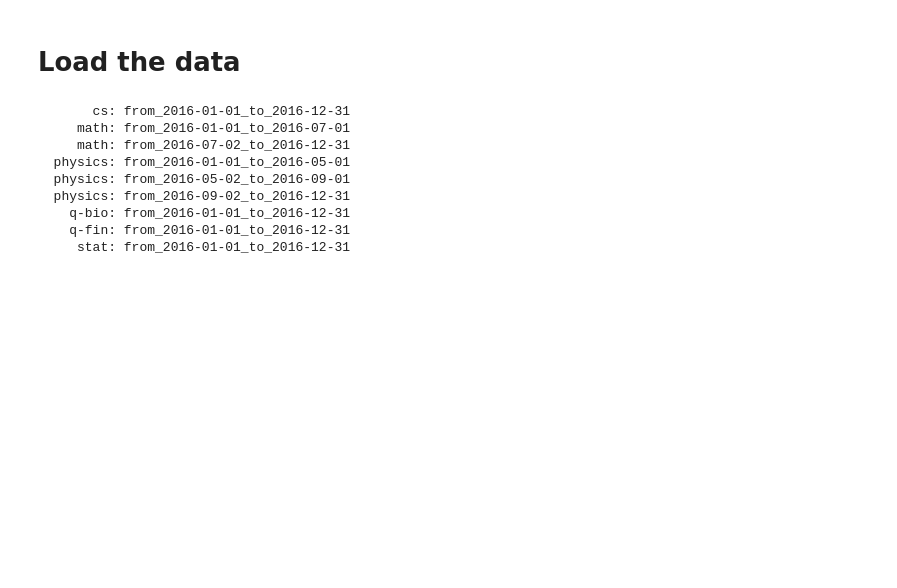
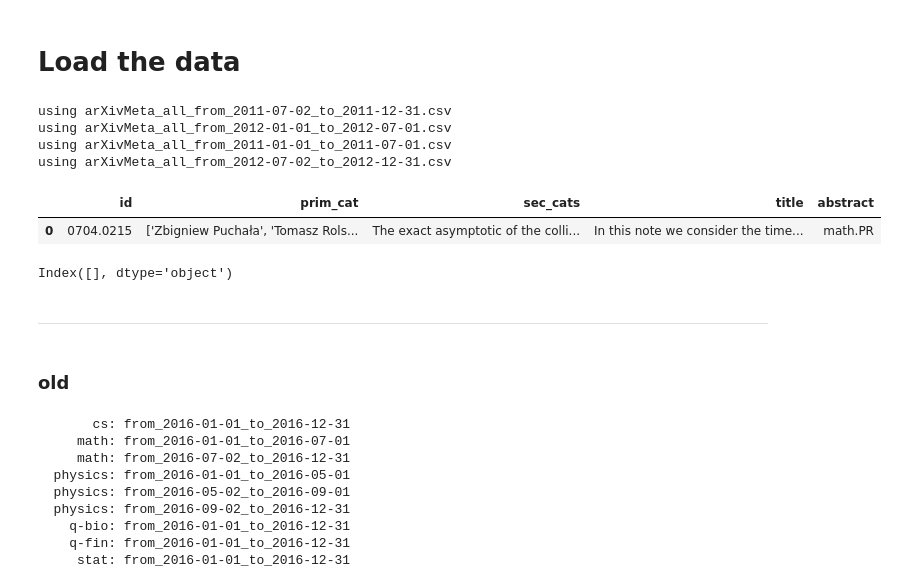
Before and after one commit to olszewskip/ArXiv_Classifier, a Jupyter notebook: arXiv_explore.ipynb, the cells around one changed output. Cells and saved outputs as stored; diff of their text form; code cells hidden in the pictures; blank space fills up the shorter version.

```diff
--- a/arXiv_explore.ipynb
+++ b/arXiv_explore.ipynb
@@ -9,6 +9,34 @@ from sklearn.utils import shuffle
 import matplotlib.pyplot as plt
 # %% [markdown]
 # Load the data
+# %%
+dir_ = os.path.join("data", "arXivMeta_sample")
+
+file_list = []
+for file in os.listdir(dir_):
+    file_path = os.path.join(dir_, file)
+    file_list.append(file_path)
+    print(f"using {file}")
+
+all_data = pd.concat([pd.read_csv(file, delimiter='\t') for file in file_list])
+# %% [output]
+using arXivMeta_all_from_2011-07-02_to_2011-12-31.csv
+using arXivMeta_all_from_2012-01-01_to_2012-07-01.csv
+using arXivMeta_all_from_2011-01-01_to_2011-07-01.csv
+using arXivMeta_all_from_2012-07-02_to_2012-12-31.csv
+# %%
+all_data[:1]
+# %% [output]
+|  | id | prim_cat | sec_cats | title | abstract |
+| 0 | 0704.0215 | ['Zbigniew Puchała', 'Tomasz Rols... | The exact asymptotic of the colli... | In this note we consider the time... | math.PR |
+# %%
+nothong = pd.DataFrame()
+# %% [output]
+Index([], dtype='object')
+# %% [markdown]
+---
+# %% [markdown]
+### old
 # %%
 # load the csv's obtained with 'arXiv_metadata_harvester.ipynb'
 
```
Also changed, not shown: parts of 1 cell of this notebook.
